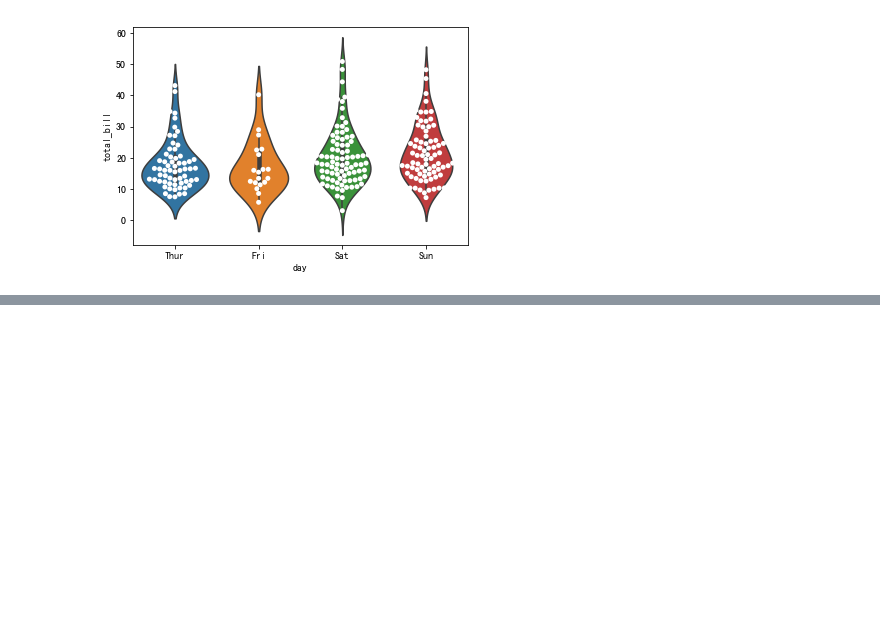
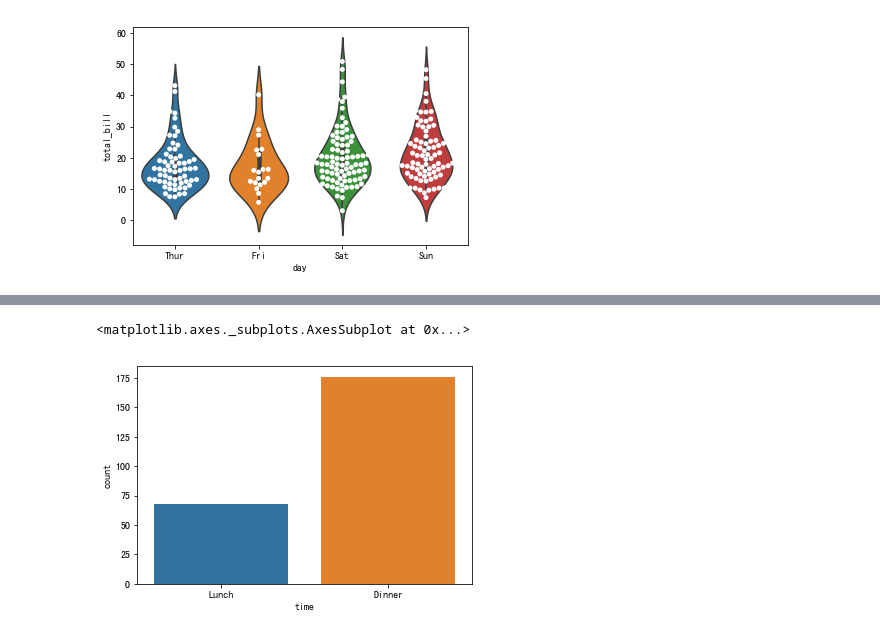
Before and after one commit to appke/pydata-notebook, a Jupyter notebook: chkk-CheatSheet/kk05-Seaborn绘图练习.ipynb, the cells around one changed output, grey strips where cells are left out. Drawn from its saved outputs; the diff is of its cells as text; code cells hidden in the pictures; blank space fills up the shorter version.

```diff
--- a/chkk-CheatSheet/kk05-Seaborn绘图练习.ipynb
+++ b/chkk-CheatSheet/kk05-Seaborn绘图练习.ipynb
@@ -135,0 +147,5 @@ sns.swarmplot('day', 'total_bill', data=tips, color='white')
+# %%
+sns.countplot('time', data=tips)
+# %% [output]
+<matplotlib.axes._subplots.AxesSubplot at 0x...>
+[figure, added]
```
Also changed, not shown: parts of 15 cells of this notebook.
